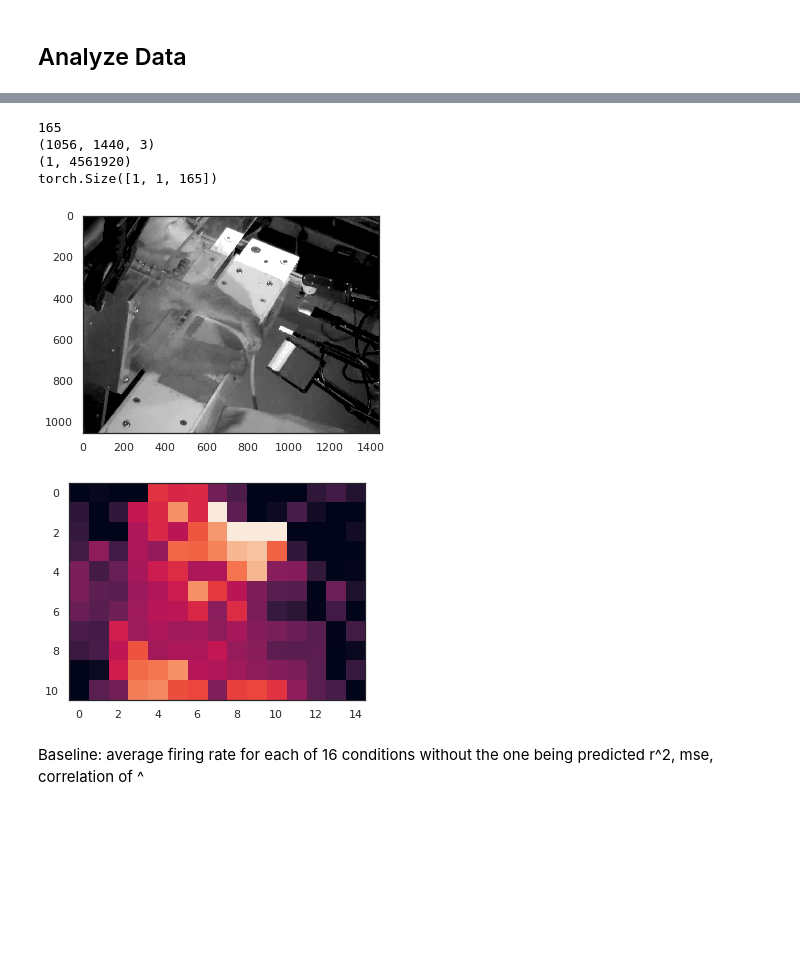
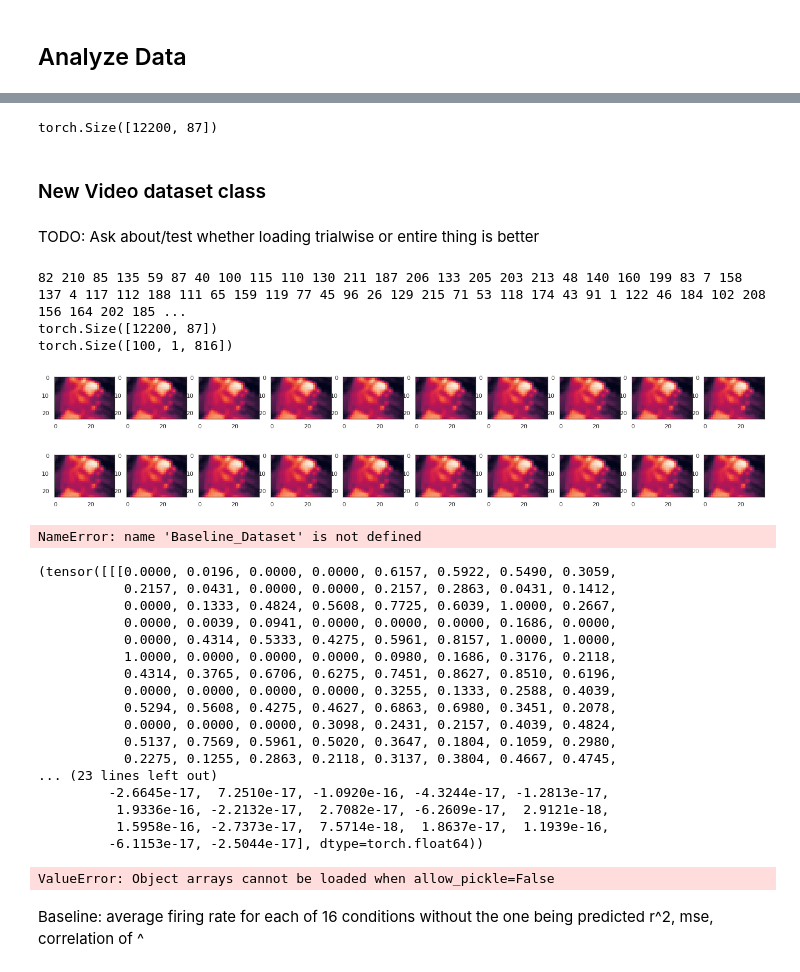
Before and after one commit to liamoconno/utra2023, a Jupyter notebook: notebooks/make_SEE_dataframes.ipynb, the cells around one changed output, grey strips where cells are left out. Saved outputs shown, nothing was run; the diff lists cells and outputs as text; code cells hidden in the pictures; blank space fills up the shorter version.

Commit message:
Updated Video Dataset Class

```diff
--- a/notebooks/make_SEE_dataframes.ipynb
+++ b/notebooks/make_SEE_dataframes.ipynb
@@ -167,6 +168,9 @@ for cb_idx in range(1,3):
 # %%
 experiment_dict = cb_dict['cb1']['experiment_dict']
 cam_frames =  cb_dict['cb1']['cam_frames']
+
+analog_sampling_rate = 1000
+cam_start = cam_frames[0] / analog_sampling_rate
 
 #Load variables from struct (struct indexing is unfortunately hideous)
 #ev_ex = experiment_dict['df']
@@ -185,8 +189,6 @@ position = ev_ex['POSITION_C'][0][0][0]
 
 #reward = ev_ex['reward'][0][0][0]
 #error = ev_ex['error'][0][0][0]
-
-#TODO: 12/13 decrease window to 1 sec, end on endhold (negative before)
 # %%
 #Define game event for alignment, and window around marker
 event_ts = end_hold
@@ -492,3 +495,12 @@ class Video_Dataset(torch.utils.data.Dataset):
         frames = [np.moveaxis(np.array(next(self.reader)['data']), 0, 2)[::self.subsample_scalar,::self.subsample_scalar,0] / 255.0]
         fig = self.print_frames(frames, step)
         return fig
+# %%
+dataset = Video_Dataset_old(cv_dict,  fold, 'train_idx', video_path, video_df, neural_df, subsample_scalar=100)
+print(dataset.y_tensor.shape)
+# %% [output]
+torch.Size([12200, 87])
+# %% [markdown]
+### New Video dataset class
+# %% [markdown]
+TODO: Ask about/test whether loading trialwise or entire thing is better
@@ -499,9 +671,22 @@ class Baseline_Dataset(Video_Dataset):
         self.y_tensor_real = self.y_tensor
         self.y_tensor = torch.broadcast_to(torch.mean(self.y_tensor,0), [self.y_tensor.shape[0], self.y_tensor.shape[1]])
+# %%
+video_path = "/gpfs/home/loconno3/utra2023/data/SpikeCam3_03-08-1557.mp4"
+dataset = Video_Dataset(cv_dict,  fold, 'train_idx', video_path, video_df, neural_df, subsample_scalar=40, load_from_pickle=True)
+print(dataset.frame_datalist.shape)
+print(dataset.y_tensor.shape)
+print(dataset[0:100][0].shape)
+dataset.print_frames(dataset[0:10][0])
+# %% [output]
+82 210 85 135 59 87 40 100 115 110 130 211 187 206 133 205 203 213 48 140 160 199 83 7 158 137 4 117 112 188 111 65 159 119 77 45 96 26 129 215 71 53 118 174 43 91 1 122 46 184 102 208 156 164 202 185 ...
+torch.Size([12200, 87])
+torch.Size([100, 1, 816])
+[figure, added]
+[figure, added]
 # %%
 %matplotlib inline
 video_path = "/gpfs/home/loconno3/utra2023/data/SpikeCam3_03-08-1557.mp4"
-dataset = Baseline_Dataset(cv_dict,  fold, 'train_idx', video_path, video_df, neural_df, subsample_scalar=100)
+dataset = Baseline_Dataset(cv_dict,  fold, 'train_idx', video_path, video_df, neural_df, subsample_scalar=100, load_from_pickle=True)
 reader = torchvision.io.VideoReader(video_path, "video")
 print(dataset.x_size)
 
@@ -521,12 +706,31 @@ dataset.print_frame_at_time(time_stamp)
 
 #
 # %% [output]
-165
-(1056, 1440, 3)
-(1, 4561920)
-torch.Size([1, 1, 165])
+NameError: name 'Baseline_Dataset' is not defined
-[figure, removed]
-[figure, removed]
+# %%
+dataset[0]
+# %% [output]
+(tensor([[[0.0000, 0.0196, 0.0000, 0.0000, 0.6157, 0.5922, 0.5490, 0.3059,
+           0.2157, 0.0431, 0.0000, 0.0000, 0.2157, 0.2863, 0.0431, 0.1412,
+           0.0000, 0.1333, 0.4824, 0.5608, 0.7725, 0.6039, 1.0000, 0.2667,
+           0.0000, 0.0039, 0.0941, 0.0000, 0.0000, 0.0000, 0.1686, 0.0000,
+           0.0000, 0.4314, 0.5333, 0.4275, 0.5961, 0.8157, 1.0000, 1.0000,
+           1.0000, 0.0000, 0.0000, 0.0000, 0.0980, 0.1686, 0.3176, 0.2118,
+           0.4314, 0.3765, 0.6706, 0.6275, 0.7451, 0.8627, 0.8510, 0.6196,
+           0.0000, 0.0000, 0.0000, 0.0000, 0.3255, 0.1333, 0.2588, 0.4039,
+           0.5294, 0.5608, 0.4275, 0.4627, 0.6863, 0.6980, 0.3451, 0.2078,
+           0.0000, 0.0000, 0.0000, 0.3098, 0.2431, 0.2157, 0.4039, 0.4824,
+           0.5137, 0.7569, 0.5961, 0.5020, 0.3647, 0.1804, 0.1059, 0.2980,
+           0.2275, 0.1255, 0.2863, 0.2118, 0.3137, 0.3804, 0.4667, 0.4745,
+... (23 lines left out)
+         -2.6645e-17,  7.2510e-17, -1.0920e-16, -4.3244e-17, -1.2813e-17,
+          1.9336e-16, -2.2132e-17,  2.7082e-17, -6.2609e-17,  2.9121e-18,
+          1.5958e-16, -2.7373e-17,  7.5714e-18,  1.8637e-17,  1.1939e-16,
+         -6.1153e-17, -2.5044e-17], dtype=torch.float64))
+# %%
+np.load(f'../data/SPK20220308/frames/frame_trial0.npy')
+# %% [output]
+ValueError: Object arrays cannot be loaded when allow_pickle=False
 # %% [markdown]
 Baseline: average firing rate for each of 16 conditions without the one being predicted
     r^2, mse, correlation of ^
```
Also changed, not shown: parts of 21 cells of this notebook.
